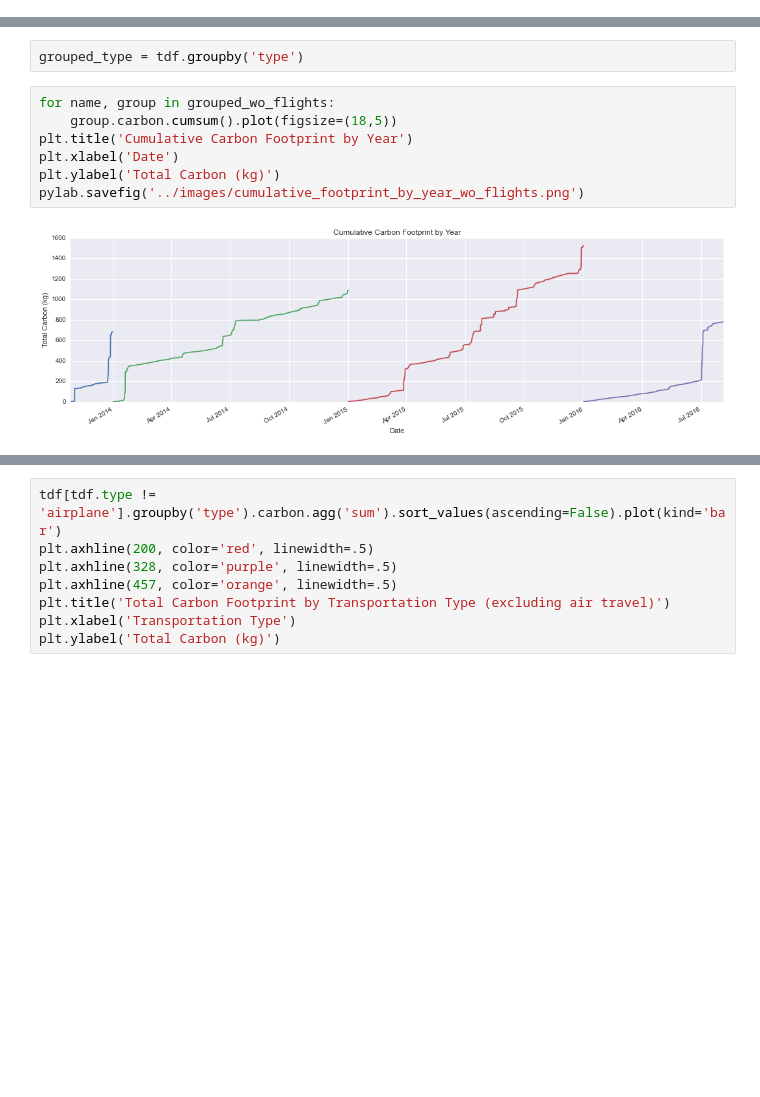
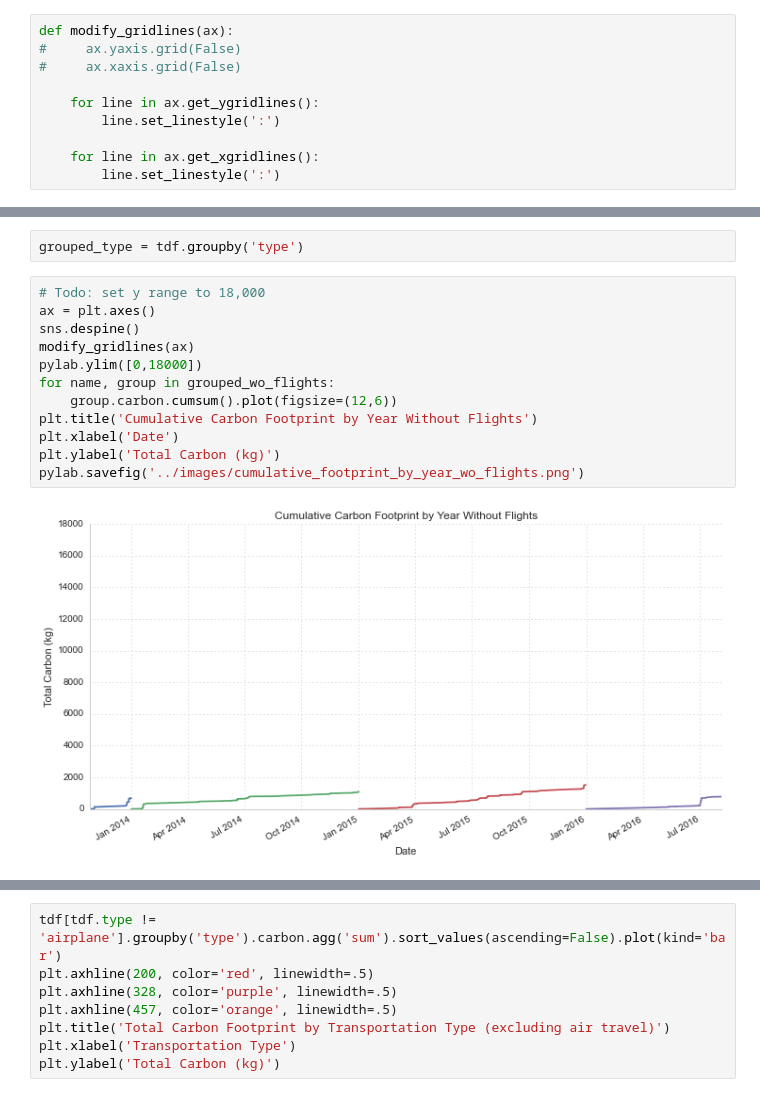
Before and after one commit to pdarche/carbon, a Jupyter notebook: notebooks/Carbon Footprint - EDA.ipynb, the cells around one changed output, grey strips where cells are left out. Saved outputs shown, nothing was run; the diff lists cells and outputs as text; blank space fills up the shorter version.

Commit message:
update charts

```diff
--- a/notebooks/Carbon Footprint - EDA.ipynb
+++ b/notebooks/Carbon Footprint - EDA.ipynb
@@ -22,3 +29,13 @@ YEARS_TO_2100 = 84
+# %%
+def modify_gridlines(ax):
+#     ax.yaxis.grid(False)
+#     ax.xaxis.grid(False)
+
+    for line in ax.get_ygridlines():
+        line.set_linestyle(':')
+
+    for line in ax.get_xgridlines():
+        line.set_linestyle(':')
 # %% [markdown]
 ### Setup
 # %%
@@ -73,13 +112,18 @@ grouped_wo_flights = tdf[tdf.type != 'airplane'].groupby(lambda d: d.year)
 # %%
 grouped_type = tdf.groupby('type')
 # %%
+# Todo: set y range to 18,000
+ax = plt.axes()
+sns.despine()
+modify_gridlines(ax)
+pylab.ylim([0,18000])
 for name, group in grouped_wo_flights:
-    group.carbon.cumsum().plot(figsize=(18,5))
-plt.title('Cumulative Carbon Footprint by Year')
+    group.carbon.cumsum().plot(figsize=(12,6))
+plt.title('Cumulative Carbon Footprint by Year Without Flights')
 plt.xlabel('Date')
 plt.ylabel('Total Carbon (kg)')
 pylab.savefig('../images/cumulative_footprint_by_year_wo_flights.png')
 # %% [output]
-[figure, old version]
+[figure, new version]
 # %%
 # Carbon distribution by transportation type
```
Also changed, not shown: parts of 15 cells of this notebook, 9 other files.
